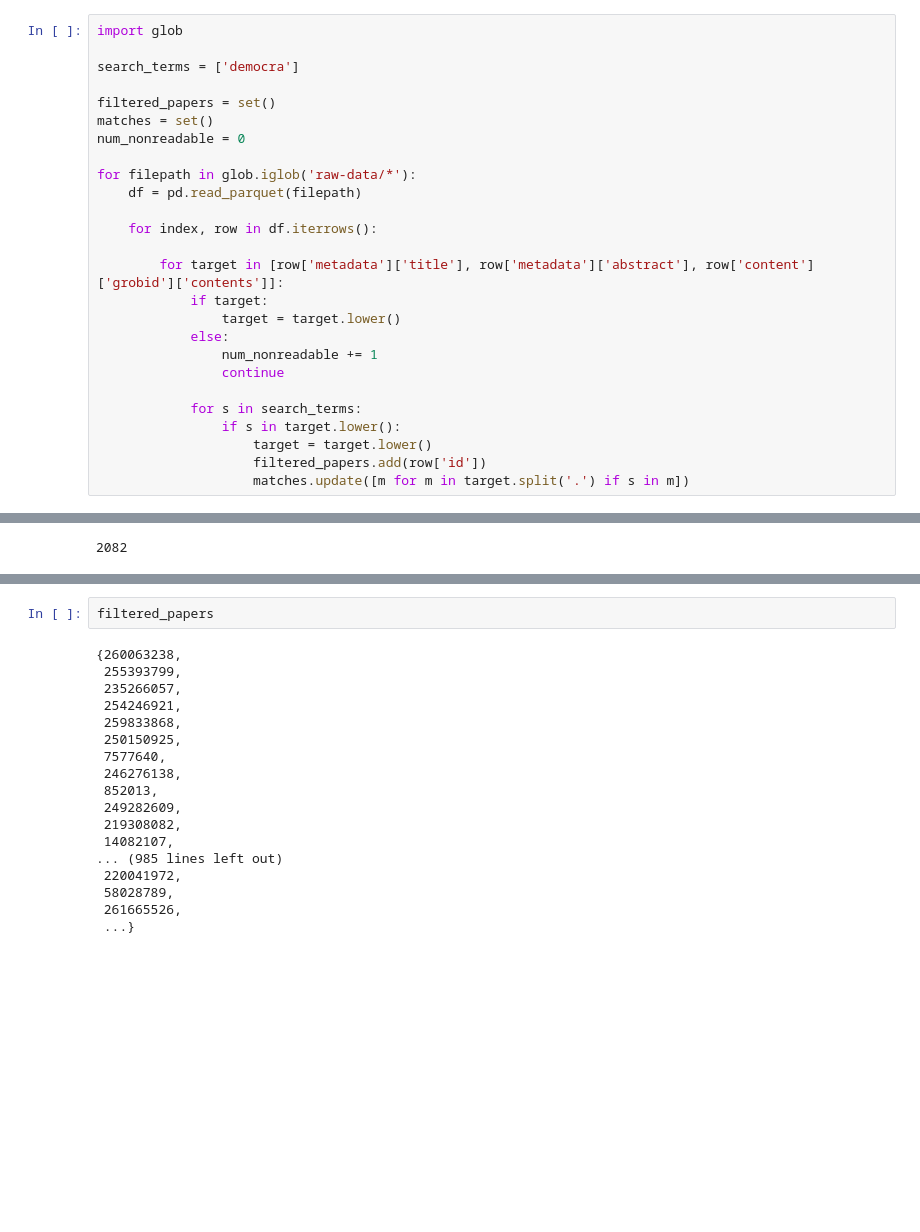
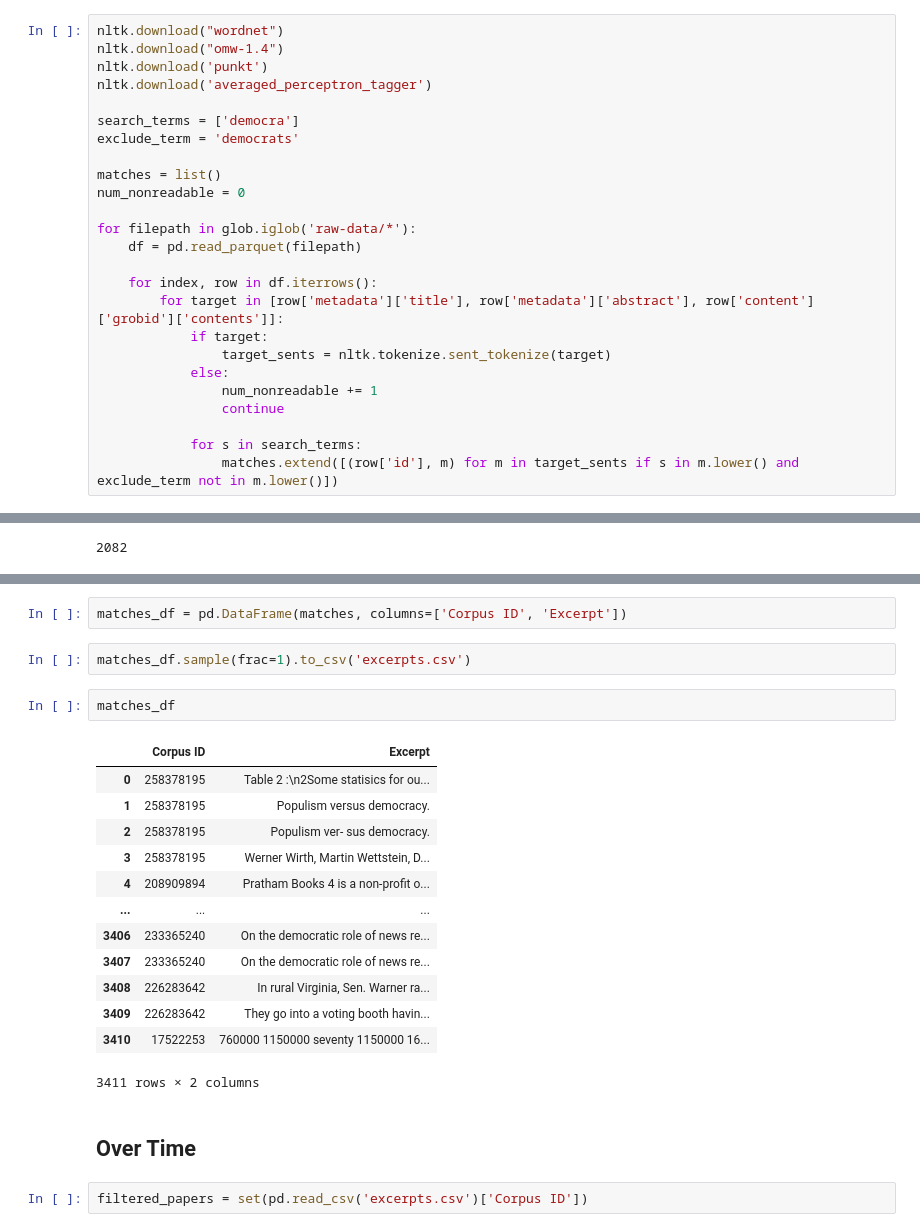
Before and after one commit to ArjunSubramonian/democratization-nlp, a Jupyter notebook: explore-papers.ipynb, the cells around one changed output, grey strips where cells are left out. Drawn from its saved outputs; the diff is of its cells as text; blank space fills up the shorter version.

Commit message:
more data analysis

```diff
--- a/explore-papers.ipynb
+++ b/explore-papers.ipynb
@@ -64,28 +55,27 @@ def process_text(text):
         lemmas.append(wnl.lemmatize(t, pos=new_pos))
     return lemmas
 # %%
-import glob
+nltk.download("wordnet")
+nltk.download("omw-1.4")
+nltk.download('punkt')
+nltk.download('averaged_perceptron_tagger')
 
 search_terms = ['democra']
+exclude_term = 'democrats'
 
-filtered_papers = set()
-matches = set()
+matches = list()
 num_nonreadable = 0
 
 for filepath in glob.iglob('raw-data/*'):
     df = pd.read_parquet(filepath)
 
     for index, row in df.iterrows():
-
         for target in [row['metadata']['title'], row['metadata']['abstract'], row['content']['grobid']['contents']]:
             if target:
-                target = target.lower()
+                target_sents = nltk.tokenize.sent_tokenize(target)
             else:
                 num_nonreadable += 1
                 continue
 
             for s in search_terms:
-                if s in target.lower():
-                    target = target.lower()
-                    filtered_papers.add(row['id'])
-                    matches.update([m for m in target.split('.') if s in m])
+                matches.extend([(row['id'], m) for m in target_sents if s in m.lower() and exclude_term not in m.lower()])
@@ -118,20 +86,24 @@ matches
-# %%
-filtered_papers
-# %% [output]
-{260063238,
- 255393799,
- 235266057,
- 254246921,
- 259833868,
- 250150925,
- 7577640,
- 246276138,
- 852013,
- 249282609,
- 219308082,
- 14082107,
-... (985 lines left out)
- 220041972,
- 58028789,
- 261665526,
- ...}
+# %%
+matches_df = pd.DataFrame(matches, columns=['Corpus ID', 'Excerpt'])
+# %%
+matches_df.sample(frac=1).to_csv('excerpts.csv')
+# %%
+matches_df
+# %% [output]
+|  | Corpus ID | Excerpt |
+| 0 | 258378195 | Table 2 :\n2Some statisics for ou... |
+| 1 | 258378195 | Populism versus democracy. |
+| 2 | 258378195 | Populism ver- sus democracy. |
+| 3 | 258378195 | Werner Wirth, Martin Wettstein, D... |
+| 4 | 208909894 | Pratham Books 4 is a non-profit o... |
+| ... | ... | ... |
+| 3406 | 233365240 | On the democratic role of news re... |
+| 3407 | 233365240 | On the democratic role of news re... |
+| 3408 | 226283642 | In rural Virginia, Sen. Warner ra... |
+| 3409 | 226283642 | They go into a voting booth havin... |
+| 3410 | 17522253 | 760000 1150000 seventy 1150000 16... |
+3411 rows × 2 columns
+# %% [markdown]
+## Over Time
+# %%
+filtered_papers = set(pd.read_csv('excerpts.csv')['Corpus ID'])
```
Also changed, not shown: parts of 33 cells of this notebook.
